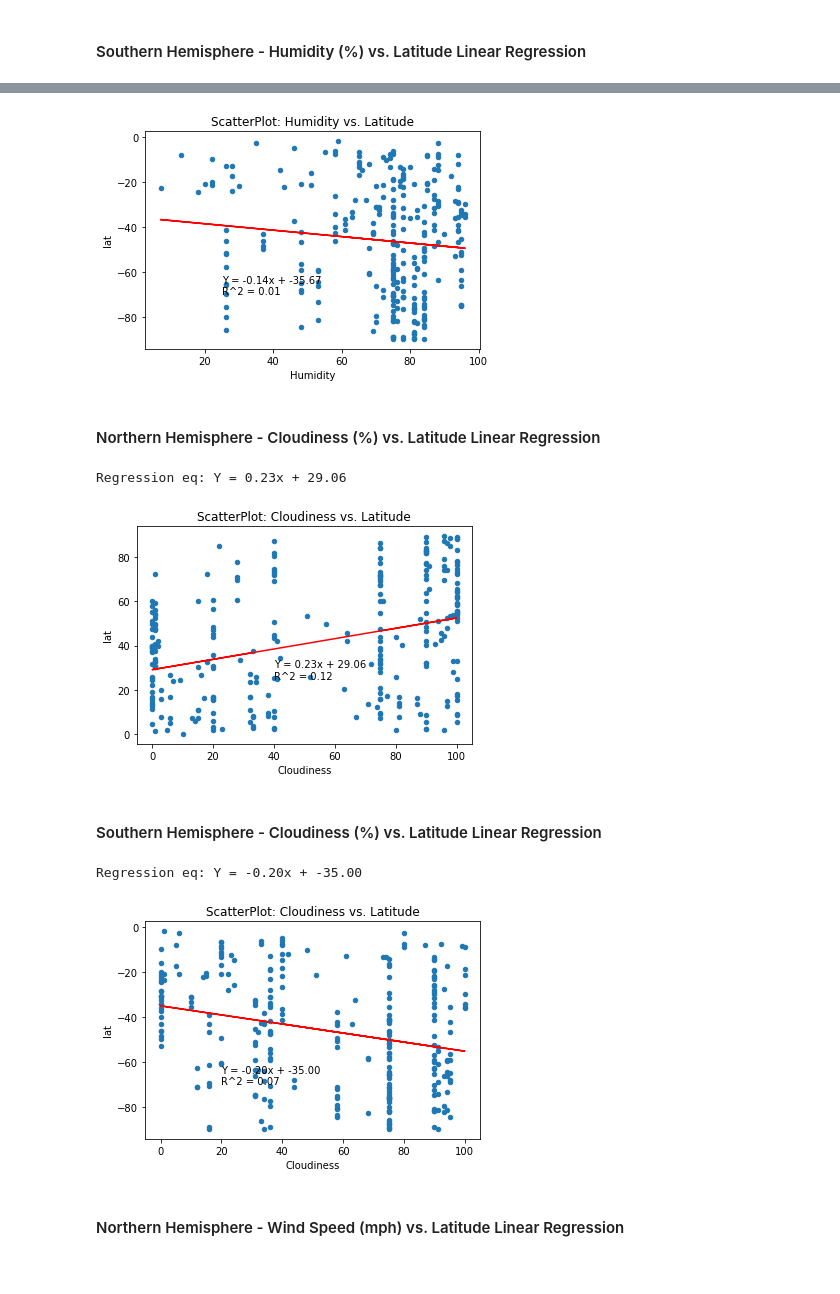
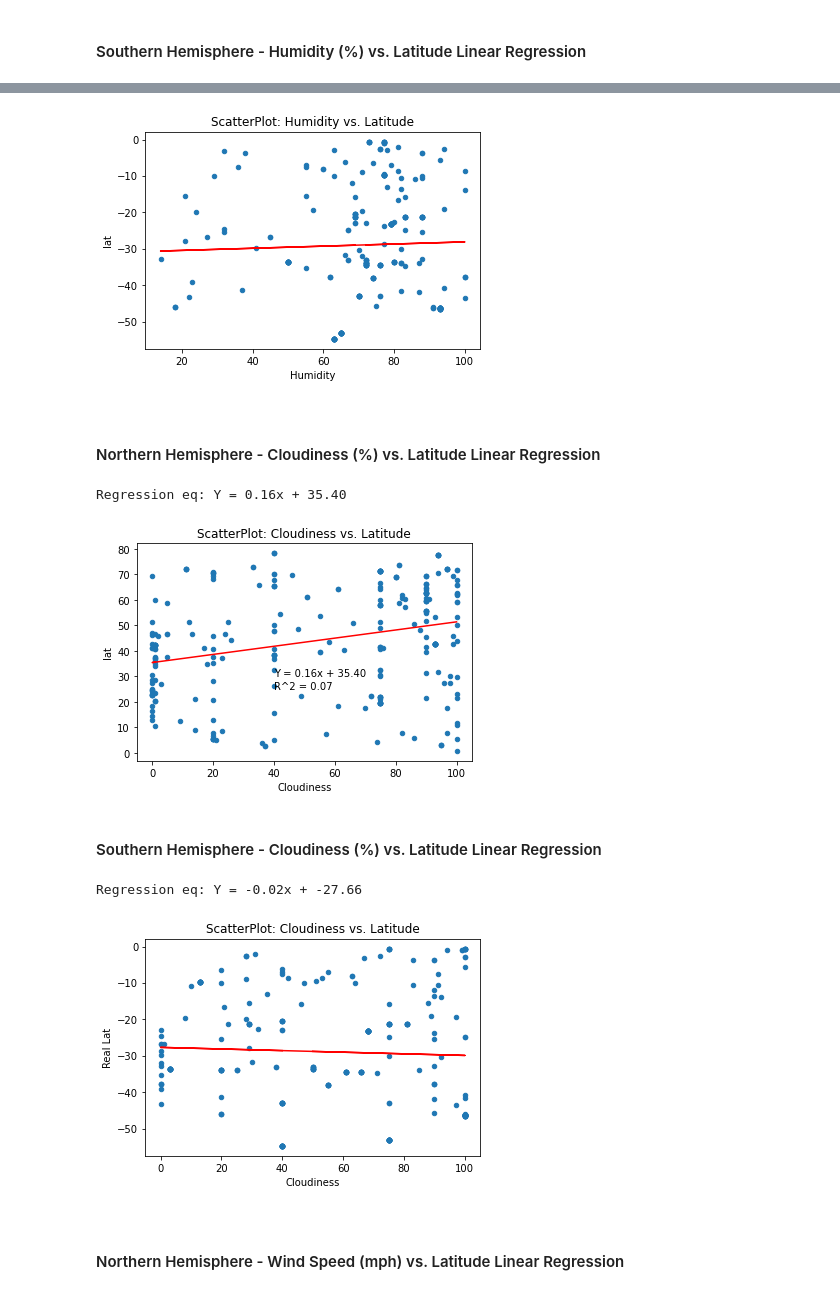
Before and after one commit to lvaughen/python-api-challenge, a Jupyter notebook: weatherpy/WeatherPy.ipynb, the cells around one changed output, grey strips where cells are left out. Saved outputs shown, nothing was run; the diff lists cells and outputs as text; code cells hidden in the pictures.

```diff
--- a/weatherpy/WeatherPy.ipynb
+++ b/weatherpy/WeatherPy.ipynb
@@ -202,6 +214,8 @@ city2_df['Max temp'] = pd.to_numeric(city2_df['Max temp'], errors='coerce')
 city2_df['Humidity'] = pd.to_numeric(city2_df['Humidity'], errors='coerce')
 city2_df['Cloudiness'] = pd.to_numeric(city2_df['Cloudiness'], errors='coerce')
 city2_df['Wind Speed'] = pd.to_numeric(city2_df['Wind Speed'], errors='coerce')
+city2_df['Real Lat'] = pd.to_numeric(city2_df['Real Lat'], errors='coerce')
+city2_df['Real Long'] = pd.to_numeric(city2_df['Real Long'], errors='coerce')
 city2_df.dtypes
 # %% [output]
 Name           object
@@ -310,5 +326,5 @@ north_df
 # %%
 # Create Southern Hemisphere datatable
-south_df = city2_df.loc[city2_df['lat'] <0]
+south_df = city2_df.loc[city2_df['Real Lat'] <0]
 south_df.head()
 # %% [output]
@@ -469,7 +485,7 @@ plt.show()
 # %% [markdown]
 ####  Southern Hemisphere - Humidity (%) vs. Latitude Linear Regression
 # %%
-results = linregress(south_df['Humidity'], south_df['lat'])
+results = linregress(south_df['Humidity'], south_df['Real Lat'])
 # %%
 #regression values:
 slope = results.slope
@@ -486,6 +502,6 @@ Regression eq: Y = -0.14x + -35.67
 # %%
 # R^2 value
-cor_lat_Humidity_sth = sts.pearsonr(south_df['Humidity'],south_df['lat'])
+cor_lat_Humidity_sth = sts.pearsonr(south_df['Humidity'],south_df['Real Lat'])
 cor_lat_Humidity_sth[0]
 r_sqre = cor_lat_Humidity_sth[0]*cor_lat_Humidity_sth[0]
 r_sqre
@@ -493,24 +509,24 @@ r_sqre
 reg_form = f"R^2 = {format('{:.2f}')}".format(r_sqre)
 # %%
 #plot chart with regression line
-ax = south_df.plot.scatter(x = 'Humidity', y = 'lat')
+ax = south_df.plot.scatter(x = 'Humidity', y = 'Real Lat')
 
 ax.set_title('ScatterPlot: Humidity vs. Latitude')
 ax.set_xlabel('Humidity')
 ax.set_ylabel('lat')
 
 
 ax.annotate(short_form, xy=(25,-65), xytext=(25,-65), fontsize=10)
 ax.annotate(reg_form, xy=(25,-70), xytext=(25,-70), fontsize=10)
 
 x_values = south_df['Humidity']
 y_values = south_df['Humidity']*slope + yinter
 
 plt.plot(x_values, y_values, color='r')
 
 plt.show()
 # %% [output]
-[figure, old version]
+[figure, new version]
 # %%
 # Observations:  Humidity vs. latitude by hemisphere
 # NO meaningful R^2 here in either hemisphere.  .4 (magnitude) slope in the north vs. 0.14 slope in the south
@@ -518,7 +534,7 @@ plt.show()
 # %% [markdown]
 ####  Northern Hemisphere - Cloudiness (%) vs. Latitude Linear Regression
 # %%
-results = linregress(north_df['Cloudiness'], north_df['lat'])
+results = linregress(north_df['Cloudiness'], north_df['Real Lat'])
 
 #regression values:
 slope = results.slope
@@ -532,7 +548,7 @@ line_eq = print(f"Regression eq: Y = {format('{:.2f}')}x + {format('{:.2f}')}".f
 short_form = f"Y = {format('{:.2f}')}x + {format('{:.2f}')}".format(slope,yinter)
 
 # R^2 value
-cor_lat_Cloudiness_north = sts.pearsonr(north_df['Cloudiness'],north_df['lat'])
+cor_lat_Cloudiness_north = sts.pearsonr(north_df['Cloudiness'],north_df['Real Lat'])
 cor_lat_Cloudiness_north[0]
 r_sqre = cor_lat_Cloudiness_north[0]*cor_lat_Cloudiness_north[0]
 r_sqre
@@ -540,7 +556,7 @@ r_sqre
 reg_form = f"R^2 = {format('{:.2f}')}".format(r_sqre)
 
 #plot chart with regression line
-ax = north_df.plot.scatter(x = 'Cloudiness', y = 'lat')
+ax = north_df.plot.scatter(x = 'Cloudiness', y = 'Real Lat')
 
 ax.set_title('ScatterPlot: Cloudiness vs. Latitude')
 ax.set_xlabel('Cloudiness')
@@ -557,12 +573,12 @@ plt.plot(x_values, y_values, color='r')
 
 plt.show()
 # %% [output]
-Regression eq: Y = 0.23x + 29.06
+Regression eq: Y = 0.16x + 35.40
-[figure, old version]
+[figure, new version]
 # %% [markdown]
 ####  Southern Hemisphere - Cloudiness (%) vs. Latitude Linear Regression
 # %%
-results = linregress(south_df['Cloudiness'], south_df['lat'])
+results = linregress(south_df['Cloudiness'], south_df['Real Lat'])
 
 #regression values:
 slope = results.slope
@@ -576,7 +592,7 @@ line_eq = print(f"Regression eq: Y = {format('{:.2f}')}x + {format('{:.2f}')}".f
 short_form = f"Y = {format('{:.2f}')}x + {format('{:.2f}')}".format(slope,yinter)
 
 # R^2 value
-cor_lat_Cloudiness_sth = sts.pearsonr(south_df['Cloudiness'],south_df['lat'])
+cor_lat_Cloudiness_sth = sts.pearsonr(south_df['Cloudiness'],south_df['Real Lat'])
 cor_lat_Cloudiness_sth[0]
 r_sqre = cor_lat_Cloudiness_sth[0]*cor_lat_Cloudiness_sth[0]
 r_sqre
@@ -584,11 +600,11 @@ r_sqre
 reg_form = f"R^2 = {format('{:.2f}')}".format(r_sqre)
 
 #plot chart with regression line
-ax = south_df.plot.scatter(x = 'Cloudiness', y = 'lat')
+ax = south_df.plot.scatter(x = 'Cloudiness', y = 'Real Lat')
 
 ax.set_title('ScatterPlot: Cloudiness vs. Latitude')
 ax.set_xlabel('Cloudiness')
-ax.set_ylabel('lat')
+ax.set_ylabel('Real Lat')
 
 
 ax.annotate(short_form, xy=(20,-65), xytext=(20,-65), fontsize=10)
@@ -601,8 +617,8 @@ plt.plot(x_values, y_values, color='r')
 
 plt.show()
 # %% [output]
-Regression eq: Y = -0.20x + -35.00
+Regression eq: Y = -0.02x + -27.66
-[figure, old version]
+[figure, new version]
 # %%
 # Observations:  Cloudiness vs. latitude by hemisphere
 # NO meaningful R^2 here in either hemisphere.
```
Also changed, not shown: parts of 29 cells of this notebook, 5 other files.
